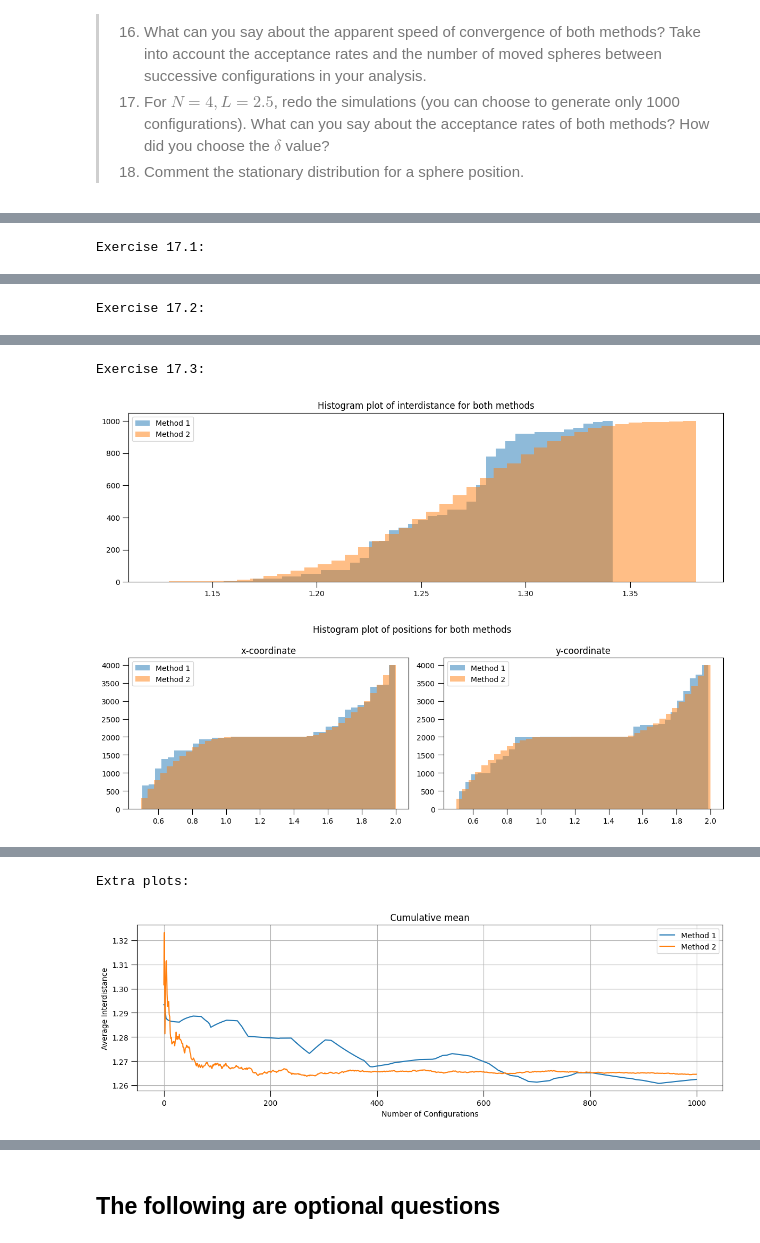
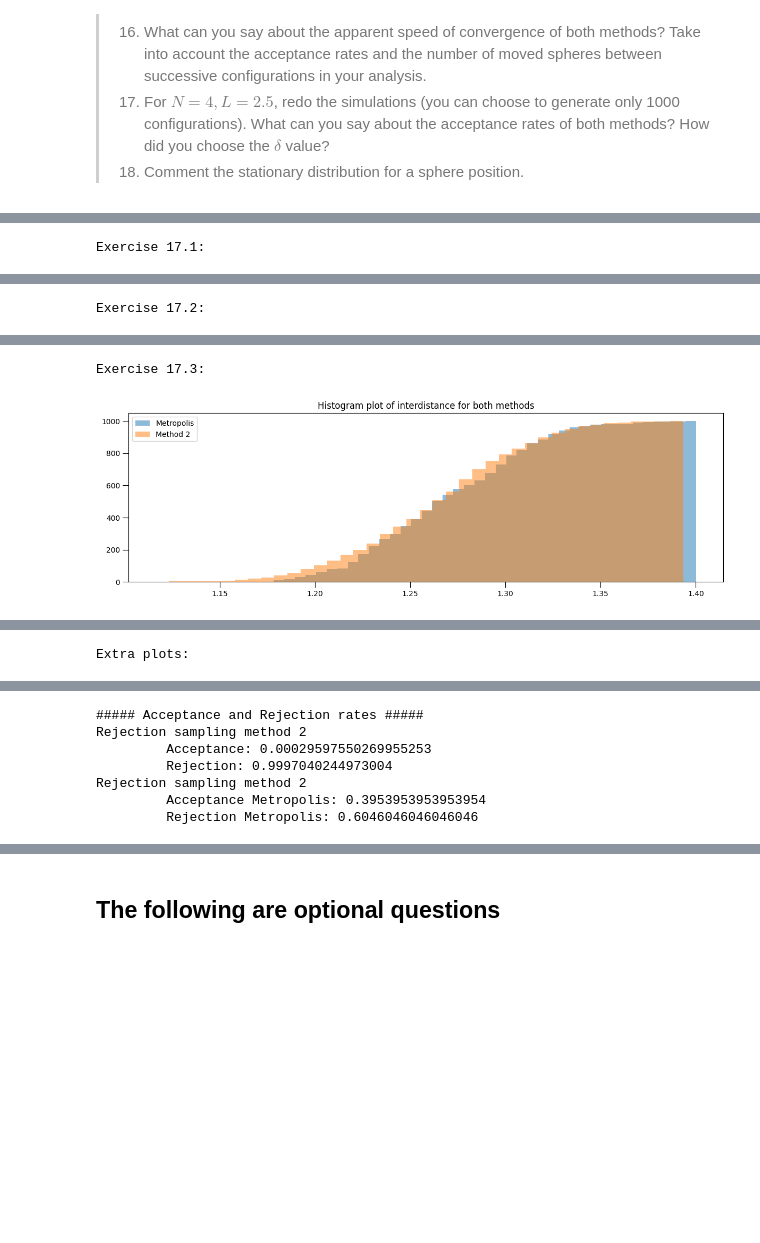
Before and after one commit to nicolassinott/X_MAP556, a Jupyter notebook: Lab7/MCMC_hardsphere_final.ipynb, the cells around one changed output, grey strips where cells are left out. Saved outputs shown, nothing was run; the diff lists cells and outputs as text; code cells hidden in the pictures; blank space fills up the shorter version.

```diff
--- a/Lab7/MCMC_hardsphere_final.ipynb
+++ b/Lab7/MCMC_hardsphere_final.ipynb
@@ -1196,7 +1516,7 @@ d = 2
 
 sigma = 1
 L = 2.5
-delta = 0.5
+delta = 0.15
 
 simulation = hardwall_hard_sphere(N,d,sigma,L)
 
@@ -1209,11 +1529,14 @@ interdistance1 = np.zeros(M)
 configurations2 = np.zeros((M,N,d))
 interdistance2 = np.zeros(M)
 
-configurations1 = simulation.rejection_sampling_metropolis(M, delta)
+configurations1, acceptance_metropolis, rejection_metropolis = simulation.rejection_sampling_metropolis(M, delta)
+rejection_method2 = 0
 
 for i in range(M):
     # Generating positions
-    configurations2[i,:,:] = np.array(simulation.rejection_sampling_2())
+    x, rejection = simulation.rejection_sampling_2()
+    configurations2[i,:,:] = np.array(x)
+    rejection_method2 += rejection
     # Getting interdistances
 
     for j in range(N):
@@ -1224,12 +1547,15 @@ for i in range(M):
     interdistance1[i] /= N * (N-1) / 2
     interdistance2[i] /= N * (N-1) / 2
 
+rejection_method2 /= (rejection_method2 + M)
+acceptance_method2 = 1 - rejection_method2
+
 # Visualizing one simulation
 plt.figure(figsize=(12,4))
 plt.suptitle("Visualizing one instance of generated simulations")
 
 plt.subplot(1,2,1)
-plt.title("Method 1")
+plt.title("Metropolis")
 x = configurations1[0,:,0]
 y = configurations1[0,:,1]
 plt.scatter(x,y)
@@ -1253,7 +1579,7 @@ print("Exercise 17.2:")
 # Histogram plot of interdistance for both methods
 plt.figure(figsize=(12,4))
 plt.title("Histogram plot of interdistance for both methods")
-plt.hist(interdistance1, label='Method 1', alpha = 0.5, bins = 20)
+plt.hist(interdistance1, label='Metropolis', alpha = 0.5, bins = 20)
 plt.hist(interdistance2, label='Method 2', alpha = 0.5, bins = 20)
 plt.legend()
 
@@ -1267,16 +1593,33 @@ plt.suptitle("Histogram plot of positions for both methods")
 # x-coordinate
 plt.subplot(1,2,1)
 plt.title("x-coordinate")
-plt.hist(configurations1[:,:,0].flatten(), alpha = 0.5, label='Method 1', bins = 20)
+plt.hist(configurations1[:,:,0].flatten(), alpha = 0.5, label='Metropolis', bins = 20)
 plt.hist(configurations2[:,:,0].flatten(), alpha = 0.5, label='Method 2', bins = 20)
 plt.legend()
 
 # y-coordinate
 plt.subplot(1,2,2)
 plt.title("y-coordinate")
-plt.hist(configurations1[:,:,1].flatten(), alpha = 0.5, label='Method 1', bins = 20)
+plt.hist(configurations1[:,:,1].flatten(), alpha = 0.5, label='Metropolis', bins = 20)
 plt.hist(configurations2[:,:,1].flatten(), alpha = 0.5, label='Method 2', bins = 20)
 plt.legend()
+
+plt.tight_layout()
+plt.show()
+
+# Histogram 2D plot
+plt.figure(figsize=(12,4))
+plt.suptitle("Histogram plot in 2D for both methods")
+
+plt.subplot(1,2,1)
+plt.title("Metropolis method")
+plt.hist2d(configurations1[:,:,0].flatten(), configurations1[:,:,1].flatten(), alpha = 0.5, bins = 40)
+plt.colorbar().set_label('Density')
+
+plt.subplot(1,2,2)
+plt.title("Method 2")
+plt.hist2d(configurations2[:,:,0].flatten(), configurations2[:,:,1].flatten(), alpha = 0.5, bins = 40)
+plt.colorbar().set_label('Density')
 
 plt.tight_layout()
 plt.show()
@@ -1287,7 +1630,7 @@ print("Exercise 17.3:")
 # Histogram plot of interdistance for both methods
 plt.figure(figsize=(12,4))
 plt.title("Histogram plot of interdistance for both methods")
-plt.hist(interdistance1, label='Method 1', alpha = 0.5, bins = 40, cumulative=True)
+plt.hist(interdistance1, label='Metropolis', alpha = 0.5, bins = 40, cumulative=True)
 plt.hist(interdistance2, label='Method 2', alpha = 0.5, bins = 40, cumulative=True)
 plt.legend()
 
@@ -1301,14 +1644,14 @@ plt.suptitle("Histogram plot of positions for both methods")
 # x-coordinate
 plt.subplot(1,2,1)
 plt.title("x-coordinate")
-plt.hist(configurations1[:,:,0].flatten(), alpha = 0.5, label='Method 1', bins = 40, cumulative = True)
+plt.hist(configurations1[:,:,0].flatten(), alpha = 0.5, label='Metropolis', bins = 40, cumulative = True)
 plt.hist(configurations2[:,:,0].flatten(), alpha = 0.5, label='Method 2', bins = 40, cumulative = True)
 plt.legend()
 
 # y-coordinate
 plt.subplot(1,2,2)
 plt.title("y-coordinate")
-plt.hist(configurations1[:,:,1].flatten(), alpha = 0.5, label='Method 1', bins = 40, cumulative = True)
+plt.hist(configurations1[:,:,1].flatten(), alpha = 0.5, label='Metropolis', bins = 40, cumulative = True)
 plt.hist(configurations2[:,:,1].flatten(), alpha = 0.5, label='Method 2', bins = 40, cumulative = True)
 plt.legend()
 
@@ -1319,8 +1662,8 @@ plt.show()
 print("Extra plots:")
 
 plt.figure(figsize=(14,4))
-plt.title("Cumulative mean")
-plt.plot(np.cumsum(interdistance1) / np.arange(1, M + 1), label='Method 1')
+plt.title("Cumulative mean interdistance")
+plt.plot(np.cumsum(interdistance1) / np.arange(1, M + 1), label='Metropolis')
 plt.plot(np.cumsum(interdistance2) / np.arange(1, M + 1), label='Method 2')
 plt.legend()
 plt.xlabel("Number of Configurations")
@@ -1334,7 +1677,7 @@ plt.suptitle("Cumulative mean for x and y coordinates")
 
 plt.subplot(1,2,1)
 plt.title("x-coordinate")
-plt.plot(np.cumsum(configurations1[:,:,0].flatten()) / np.arange(1, M*N + 1), label='Method 1')
+plt.plot(np.cumsum(configurations1[:,:,0].flatten()) / np.arange(1, M*N + 1), label='Metropolis')
 plt.plot(np.cumsum(configurations2[:,:,0].flatten()) / np.arange(1, M*N + 1), label='Method 2')
 plt.legend()
 plt.xlabel("Number of Circles")
@@ -1343,7 +1686,7 @@ plt.grid(True)
 
 plt.subplot(1,2,2)
 plt.title("y-coordinate")
-plt.plot(np.cumsum(configurations1[:,:,1].flatten()) / np.arange(1, M*N + 1), label='Method 1')
+plt.plot(np.cumsum(configurations1[:,:,1].flatten()) / np.arange(1, M*N + 1), label='Metropolis')
 plt.plot(np.cumsum(configurations2[:,:,1].flatten()) / np.arange(1, M*N + 1), label='Method 2')
 plt.legend()
 plt.xlabel("Number of Circles")
@@ -1352,5 +1695,13 @@ plt.grid(True)
 
 plt.tight_layout()
 plt.show()
+
+print("##### Acceptance and Rejection rates #####")
+print("Rejection sampling method 2")
+print(f"\t Acceptance: {acceptance_method2}")
+print(f"\t Rejection: {rejection_method2}")
+print("Rejection sampling method 2")
+print(f"\t Acceptance Metropolis: {acceptance_metropolis}")
+print(f"\t Rejection Metropolis: {rejection_metropolis}")
 # %% [output]
 Exercise 17.1:
@@ -1361,3 +1713,2 @@ Exercise 17.2:
 Exercise 17.3:
-[figure, old version]
-[figure, old version]
+[figure, new version]
@@ -1364,2 +1716 @@ Exercise 17.3:
 Extra plots:
-[figure, old version]
@@ -1366,0 +1719,7 @@ Extra plots:
+##### Acceptance and Rejection rates #####
+Rejection sampling method 2
+         Acceptance: 0.00029597550269955253
+         Rejection: 0.9997040244973004
+Rejection sampling method 2
+         Acceptance Metropolis: 0.3953953953953954
+         Rejection Metropolis: 0.6046046046046046
```
Also changed, not shown: parts of 16 cells of this notebook.
